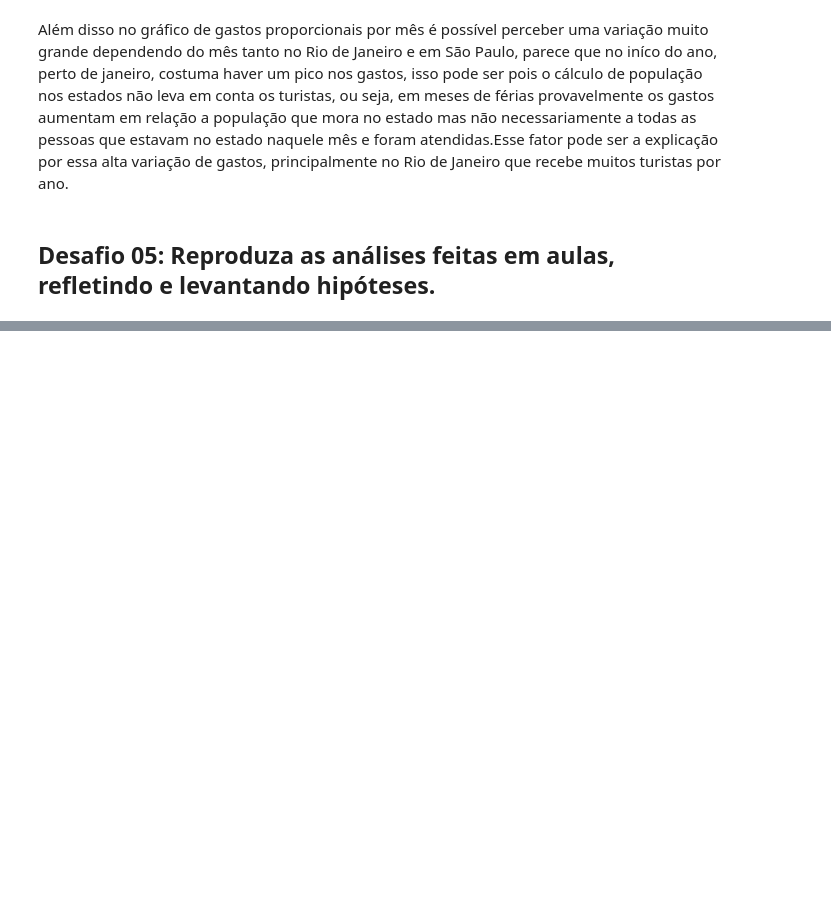
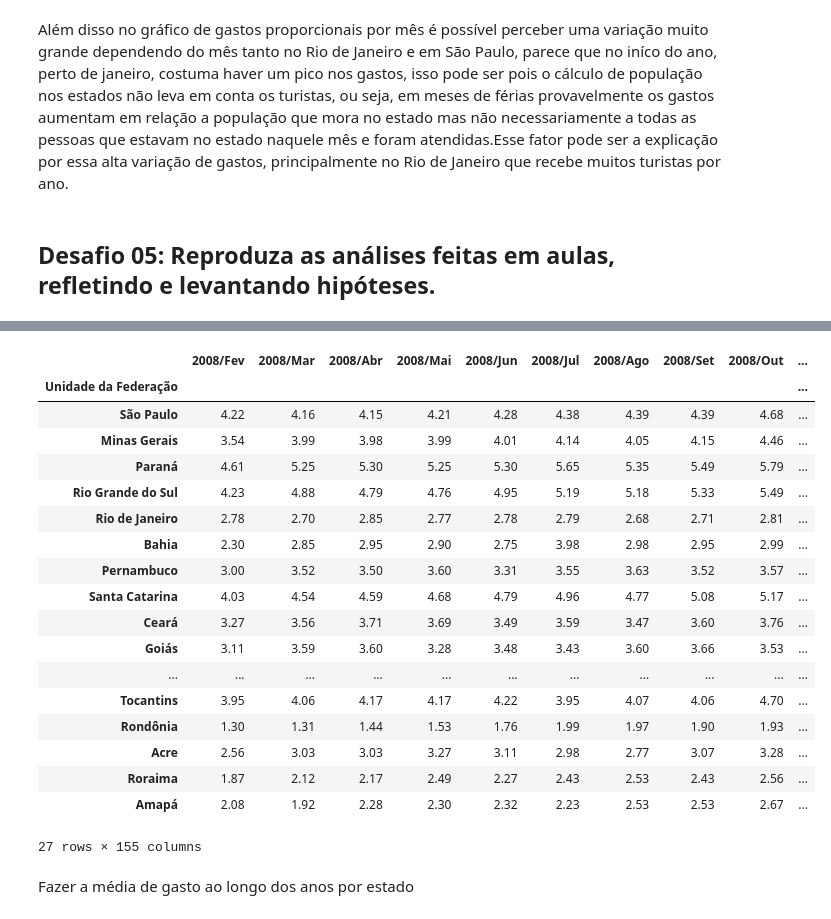
Before and after one commit to PedroHCAlmeida/Bootcamp_alura, a Jupyter notebook: Modulo_1/notebooks/Aula_5.ipynb, the cells around one changed output, grey strips where cells are left out. Cells and saved outputs as stored; diff of their text form; code cells hidden in the pictures; blank space fills up the shorter version.

```diff
--- a/Modulo_1/notebooks/Aula_5.ipynb
+++ b/Modulo_1/notebooks/Aula_5.ipynb
@@ -399,0 +440,24 @@ Além disso no gráfico de gastos proporcionais por mês é possível perceber u
+# %%
+gasto_pop
+# %% [output]
+|  | 2008/Fev | 2008/Mar | 2008/Abr | 2008/Mai | 2008/Jun | 2008/Jul | 2008/Ago | 2008/Set | 2008/Out | ... |
+| Unidade da Federação |  |  |  |  |  |  |  |  |  | ... |
+| São Paulo | 4.22 | 4.16 | 4.15 | 4.21 | 4.28 | 4.38 | 4.39 | 4.39 | 4.68 | ... |
+| Minas Gerais | 3.54 | 3.99 | 3.98 | 3.99 | 4.01 | 4.14 | 4.05 | 4.15 | 4.46 | ... |
+| Paraná | 4.61 | 5.25 | 5.30 | 5.25 | 5.30 | 5.65 | 5.35 | 5.49 | 5.79 | ... |
+| Rio Grande do Sul | 4.23 | 4.88 | 4.79 | 4.76 | 4.95 | 5.19 | 5.18 | 5.33 | 5.49 | ... |
+| Rio de Janeiro | 2.78 | 2.70 | 2.85 | 2.77 | 2.78 | 2.79 | 2.68 | 2.71 | 2.81 | ... |
+| Bahia | 2.30 | 2.85 | 2.95 | 2.90 | 2.75 | 3.98 | 2.98 | 2.95 | 2.99 | ... |
+| Pernambuco | 3.00 | 3.52 | 3.50 | 3.60 | 3.31 | 3.55 | 3.63 | 3.52 | 3.57 | ... |
+| Santa Catarina | 4.03 | 4.54 | 4.59 | 4.68 | 4.79 | 4.96 | 4.77 | 5.08 | 5.17 | ... |
+| Ceará | 3.27 | 3.56 | 3.71 | 3.69 | 3.49 | 3.59 | 3.47 | 3.60 | 3.76 | ... |
+| Goiás | 3.11 | 3.59 | 3.60 | 3.28 | 3.48 | 3.43 | 3.60 | 3.66 | 3.53 | ... |
+| ... | ... | ... | ... | ... | ... | ... | ... | ... | ... | ... |
+| Tocantins | 3.95 | 4.06 | 4.17 | 4.17 | 4.22 | 3.95 | 4.07 | 4.06 | 4.70 | ... |
+| Rondônia | 1.30 | 1.31 | 1.44 | 1.53 | 1.76 | 1.99 | 1.97 | 1.90 | 1.93 | ... |
+| Acre | 2.56 | 3.03 | 3.03 | 3.27 | 3.11 | 2.98 | 2.77 | 3.07 | 3.28 | ... |
+| Roraima | 1.87 | 2.12 | 2.17 | 2.49 | 2.27 | 2.43 | 2.53 | 2.43 | 2.56 | ... |
+| Amapá | 2.08 | 1.92 | 2.28 | 2.30 | 2.32 | 2.23 | 2.53 | 2.53 | 2.67 | ... |
+27 rows × 155 columns
+# %% [markdown]
+Fazer a média de gasto ao longo dos anos por estado
```
Also changed, not shown: parts of 17 cells of this notebook, 1 other file.
